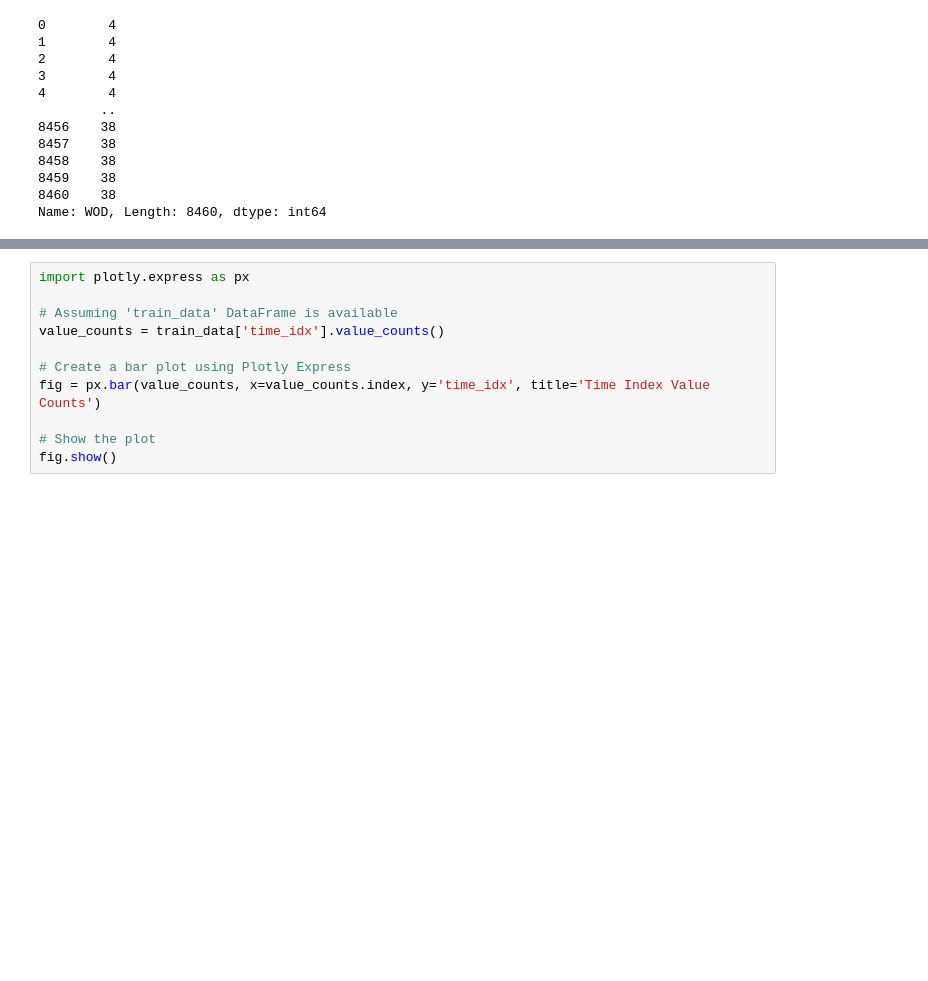
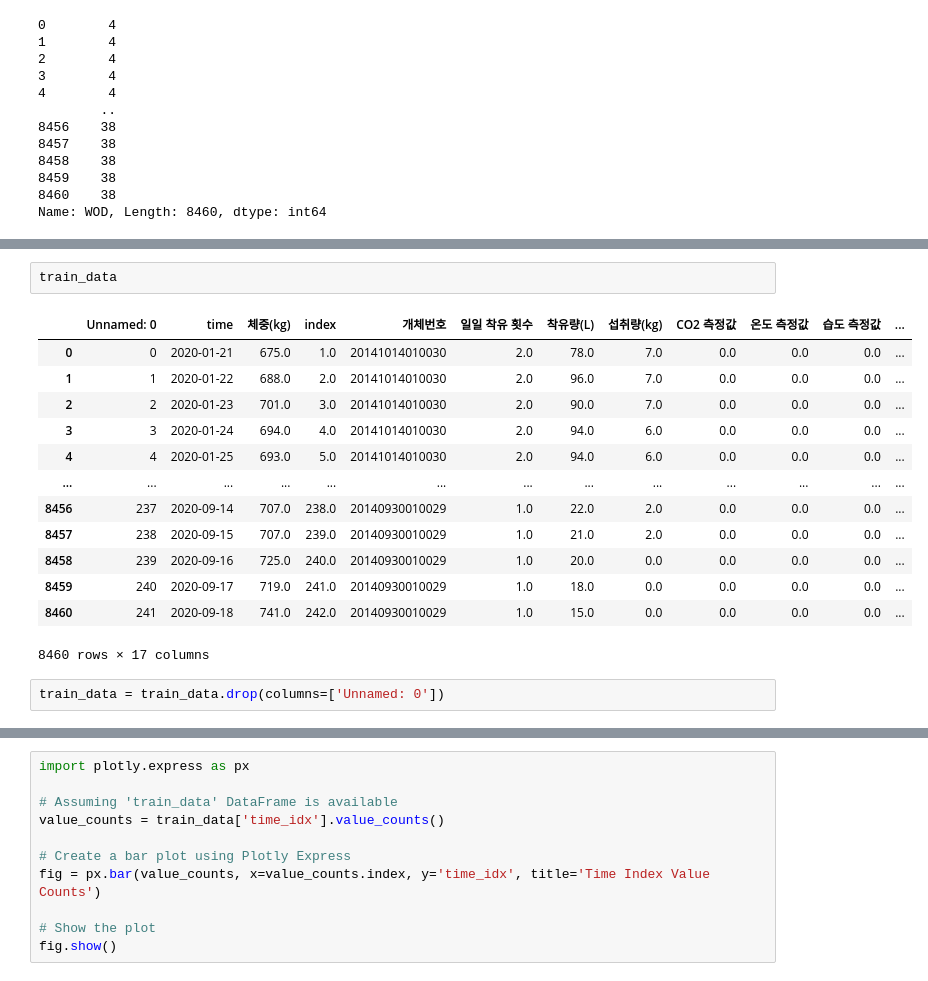
Before and after one commit to sigongjoa/salmon_ai, a Jupyter notebook: Dataset/dariy_data/Data_merge_data_review.ipynb, the cells around one changed output, grey strips where cells are left out. Cells and saved outputs as stored; diff of their text form; blank space fills up the shorter version.

```diff
--- a/Dataset/dariy_data/Data_merge_data_review.ipynb
+++ b/Dataset/dariy_data/Data_merge_data_review.ipynb
@@ -369,0 +389,18 @@ train_data['습도 측정값'] = train_data['습도 측정값'].fillna(0)
+# %%
+train_data
+# %% [output]
+|  | Unnamed: 0 | time | 체중(kg) | index | 개체번호 | 일일 착유 횟수 | 착유량(L) | 섭취량(kg) | CO2 측정값 | 온도 측정값 | 습도 측정값 | ... |
+| 0 | 0 | 2020-01-21 | 675.0 | 1.0 | 20141014010030 | 2.0 | 78.0 | 7.0 | 0.0 | 0.0 | 0.0 | ... |
+| 1 | 1 | 2020-01-22 | 688.0 | 2.0 | 20141014010030 | 2.0 | 96.0 | 7.0 | 0.0 | 0.0 | 0.0 | ... |
+| 2 | 2 | 2020-01-23 | 701.0 | 3.0 | 20141014010030 | 2.0 | 90.0 | 7.0 | 0.0 | 0.0 | 0.0 | ... |
+| 3 | 3 | 2020-01-24 | 694.0 | 4.0 | 20141014010030 | 2.0 | 94.0 | 6.0 | 0.0 | 0.0 | 0.0 | ... |
+| 4 | 4 | 2020-01-25 | 693.0 | 5.0 | 20141014010030 | 2.0 | 94.0 | 6.0 | 0.0 | 0.0 | 0.0 | ... |
+| ... | ... | ... | ... | ... | ... | ... | ... | ... | ... | ... | ... | ... |
+| 8456 | 237 | 2020-09-14 | 707.0 | 238.0 | 20140930010029 | 1.0 | 22.0 | 2.0 | 0.0 | 0.0 | 0.0 | ... |
+| 8457 | 238 | 2020-09-15 | 707.0 | 239.0 | 20140930010029 | 1.0 | 21.0 | 2.0 | 0.0 | 0.0 | 0.0 | ... |
+| 8458 | 239 | 2020-09-16 | 725.0 | 240.0 | 20140930010029 | 1.0 | 20.0 | 0.0 | 0.0 | 0.0 | 0.0 | ... |
+| 8459 | 240 | 2020-09-17 | 719.0 | 241.0 | 20140930010029 | 1.0 | 18.0 | 0.0 | 0.0 | 0.0 | 0.0 | ... |
+| 8460 | 241 | 2020-09-18 | 741.0 | 242.0 | 20140930010029 | 1.0 | 15.0 | 0.0 | 0.0 | 0.0 | 0.0 | ... |
+8460 rows × 17 columns
+# %%
+train_data = train_data.drop(columns=['Unnamed: 0'])
```
Also changed, not shown: parts of 4 cells of this notebook.
